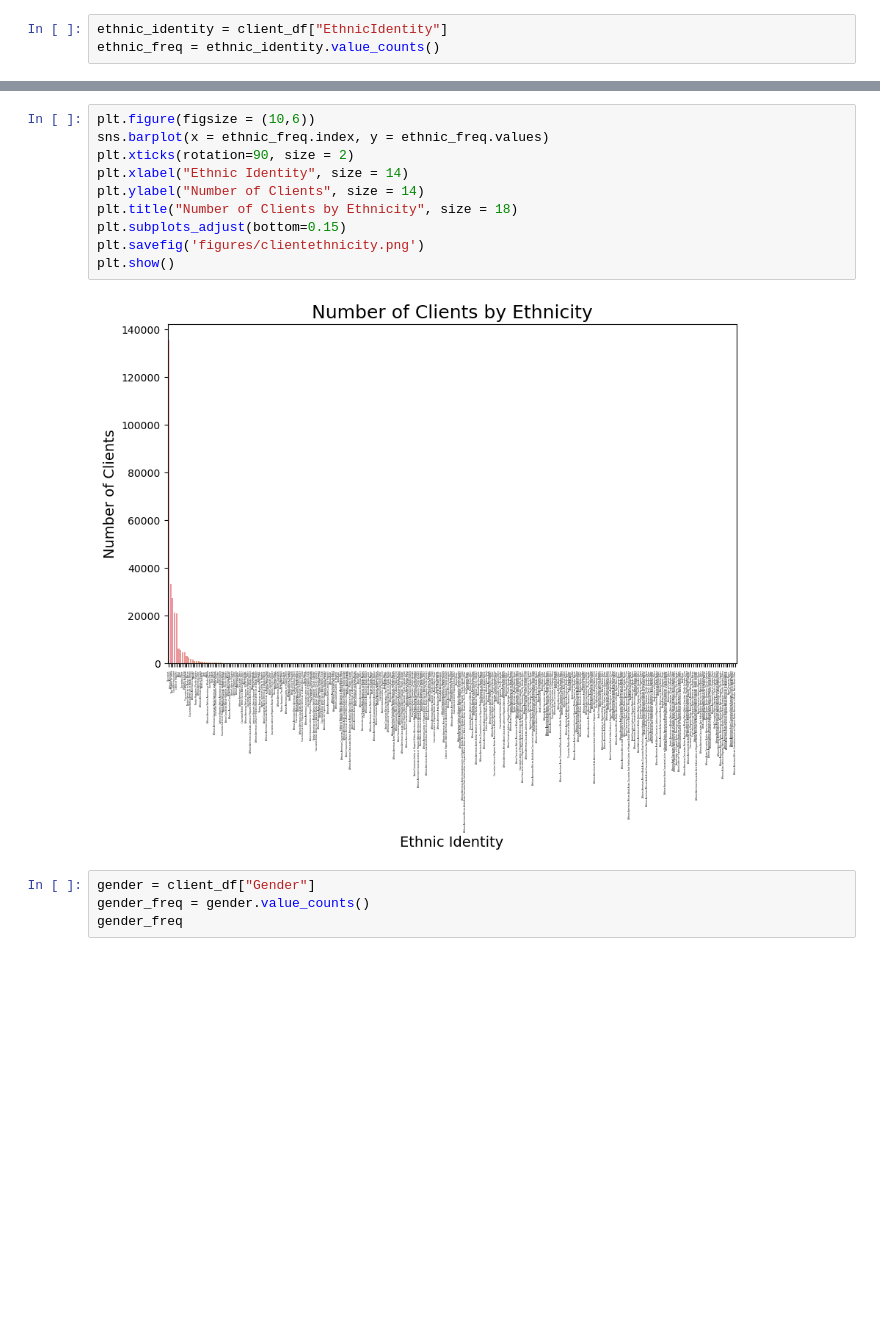
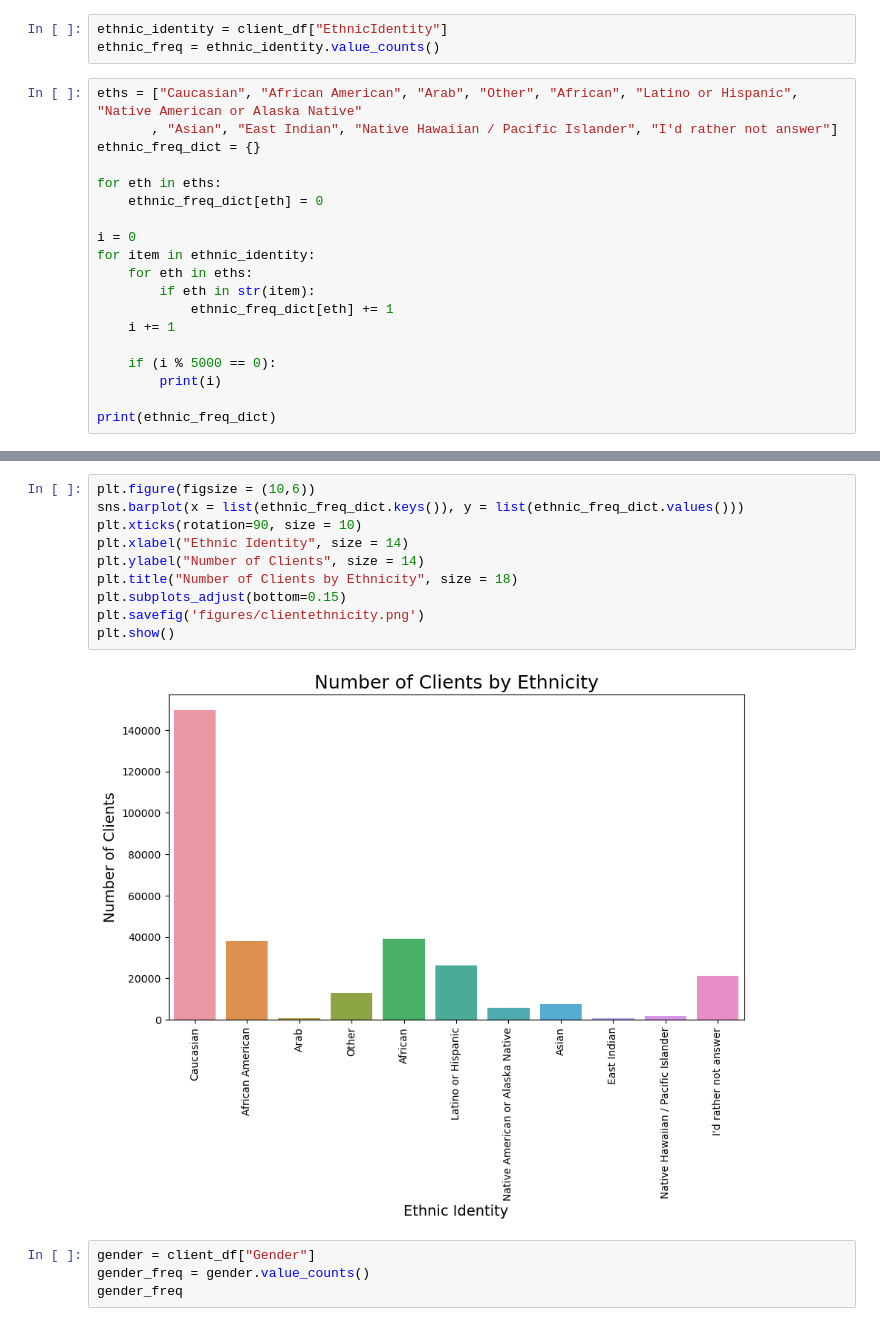
Before and after one commit to bvaduri255/unicornsdatafest, a Jupyter notebook: clientanalysis.ipynb, the cells around one changed output, grey strips where cells are left out. Cells and saved outputs as stored; diff of their text form; blank space fills up the shorter version.

```diff
--- a/clientanalysis.ipynb
+++ b/clientanalysis.ipynb
@@ -45,3 +45,22 @@ plt.show()
 # %%
 ethnic_identity = client_df["EthnicIdentity"]
 ethnic_freq = ethnic_identity.value_counts()
+# %%
+eths = ["Caucasian", "African American", "Arab", "Other", "African", "Latino or Hispanic", "Native American or Alaska Native"
+       , "Asian", "East Indian", "Native Hawaiian / Pacific Islander", "I'd rather not answer"]
+ethnic_freq_dict = {}
+
+for eth in eths:
+    ethnic_freq_dict[eth] = 0
+
+i = 0
+for item in ethnic_identity:
+    for eth in eths:
+        if eth in str(item):
+            ethnic_freq_dict[eth] += 1
+    i += 1
+
+    if (i % 5000 == 0):
+        print(i)
+
+print(ethnic_freq_dict)
@@ -48,15 +85,15 @@ ethnic_freq = ethnic_identity.value_counts()
 # %%
 plt.figure(figsize = (10,6))
-sns.barplot(x = ethnic_freq.index, y = ethnic_freq.values)
-plt.xticks(rotation=90, size = 2)
+sns.barplot(x = list(ethnic_freq_dict.keys()), y = list(ethnic_freq_dict.values()))
+plt.xticks(rotation=90, size = 10)
 plt.xlabel("Ethnic Identity", size = 14)
 plt.ylabel("Number of Clients", size = 14)
 plt.title("Number of Clients by Ethnicity", size = 18)
 plt.subplots_adjust(bottom=0.15)
 plt.savefig('figures/clientethnicity.png')
 plt.show()
 # %% [output]
-[figure, old version]
+[figure, new version]
 # %%
 gender = client_df["Gender"]
 gender_freq = gender.value_counts()
```
Also changed, not shown: parts of 2 cells of this notebook, 4 other files.
